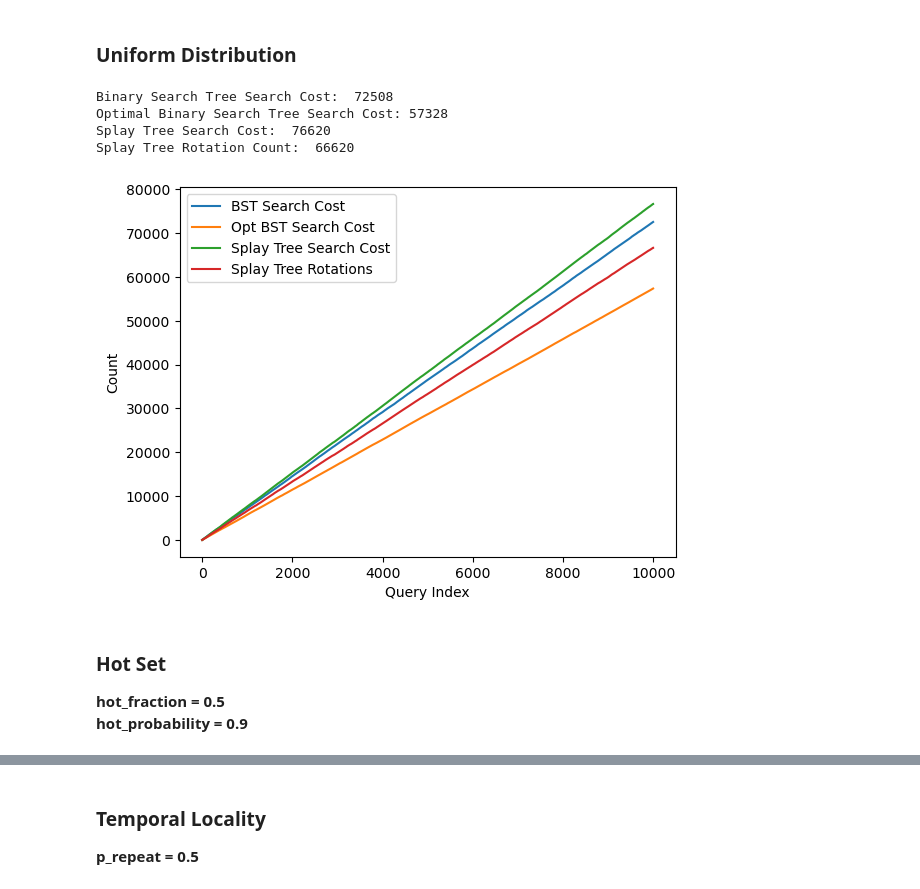
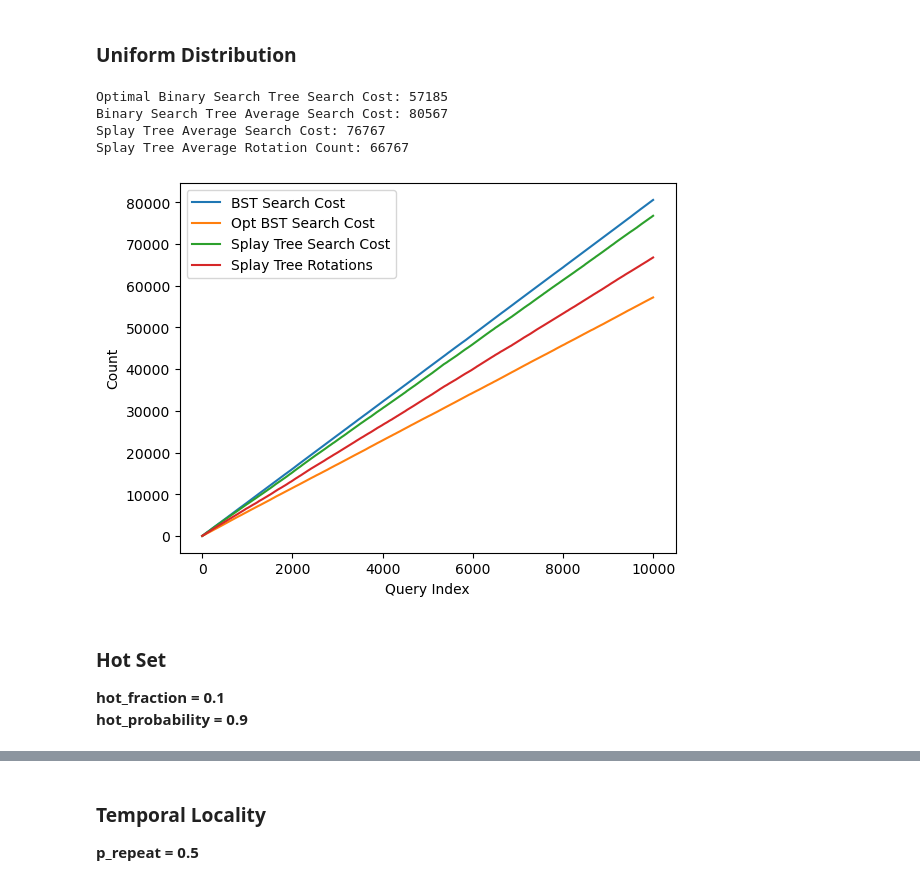
Before and after one commit to IBalazs433/self-adjusting-networks, a Jupyter notebook: experiments/data-structures.ipynb, the cells around one changed output, grey strips where cells are left out. Drawn from its saved outputs; the diff is of its cells as text; code cells hidden in the pictures.

```diff
--- a/experiments/data-structures.ipynb
+++ b/experiments/data-structures.ipynb
@@ -89,16 +96,16 @@ def plot_test(BST_search_cost,
 # %%
 requests = generate_random_requests(100, 10000, 1)
 
-BST_search_cost, opt_BST_search_cost, ST_search_cost, ST_rotations = test_trees(100, requests)
-plot_test(BST_search_cost, opt_BST_search_cost, ST_search_cost, ST_rotations)
+BST_search_cost, opt_BST_search_cost, ST_search_cost, ST_rotations = test_trees(100, requests, 10, True)
+plot_tree_metrics(BST_search_cost, opt_BST_search_cost, ST_search_cost, ST_rotations)
 # %% [output]
-Binary Search Tree Search Cost:  72508
-Optimal Binary Search Tree Search Cost: 57328
-Splay Tree Search Cost:  76620
-Splay Tree Rotation Count:  66620
+Optimal Binary Search Tree Search Cost: 57185
+Binary Search Tree Average Search Cost: 80567
+Splay Tree Average Search Cost: 76767
+Splay Tree Average Rotation Count: 66767
-[figure, old version]
+[figure, new version]
 # %% [markdown]
 ### Hot Set
 
-**hot_fraction = 0.5** \
+**hot_fraction = 0.1** \
 **hot_probability = 0.9**
```
Also changed, not shown: parts of 9 cells of this notebook, 21 other files.
